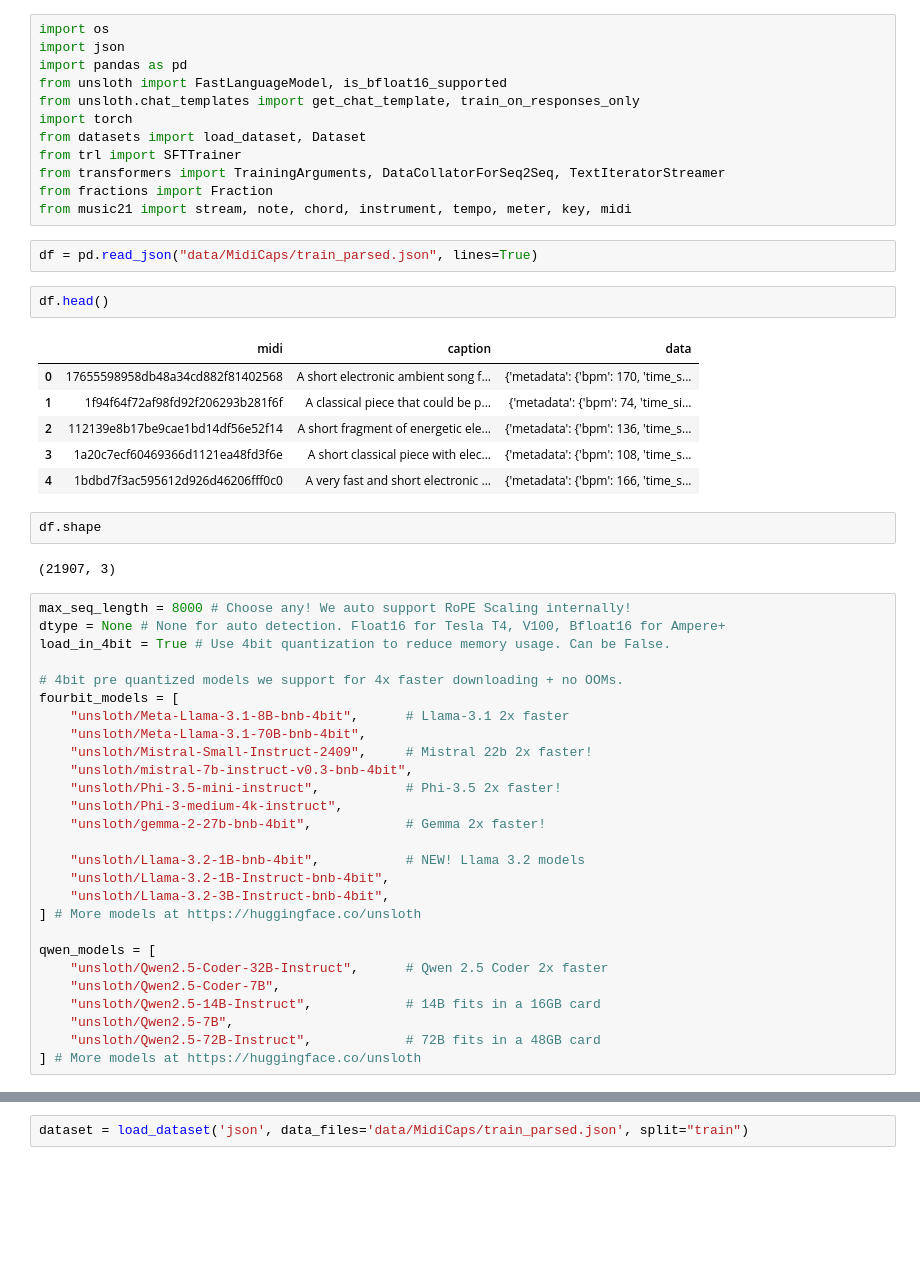
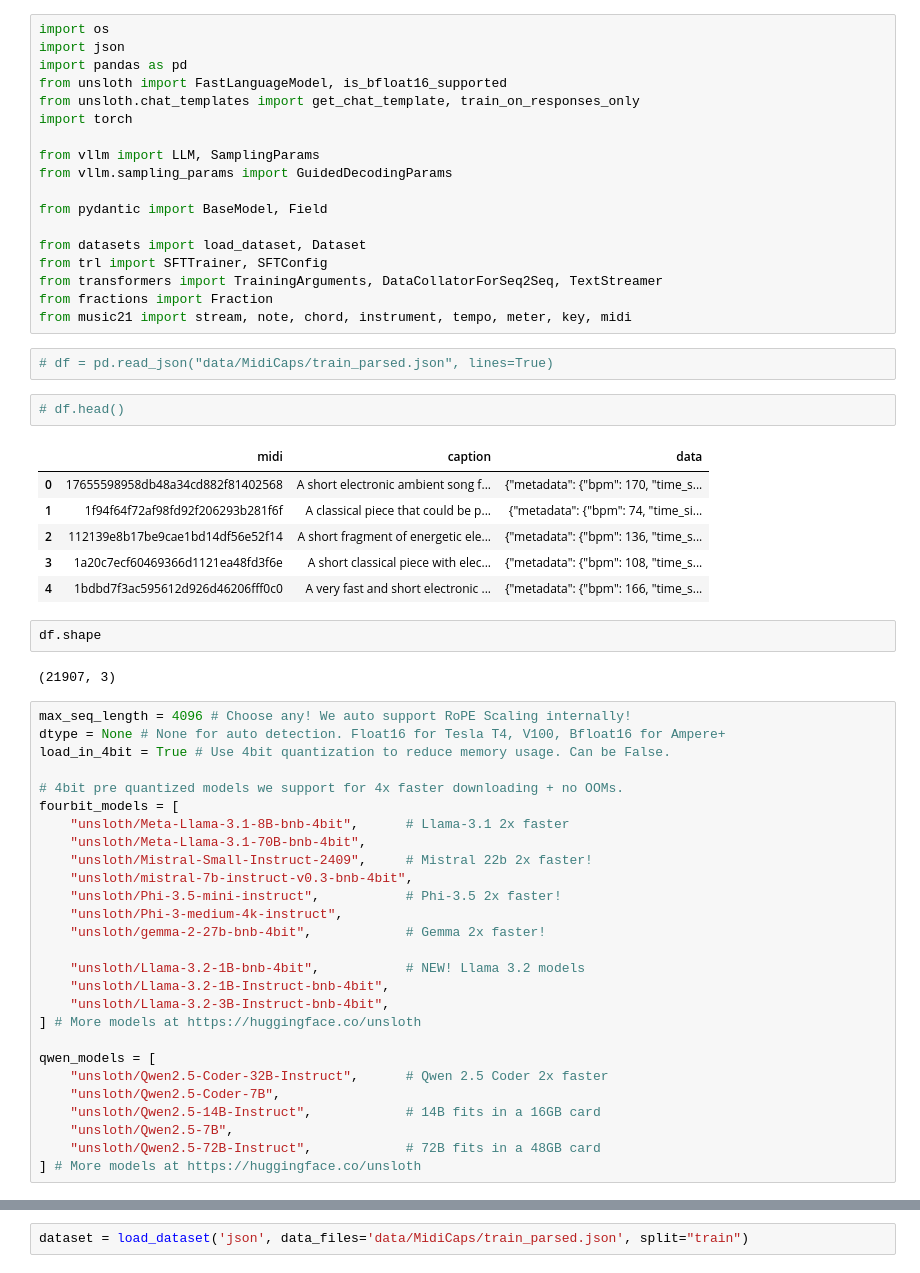
Before and after one commit to ruathudo/musiclm, a Jupyter notebook: notebooks/finetune.ipynb, the cells around one changed output, grey strips where cells are left out. Cells and saved outputs as stored; diff of their text form; blank space fills up the shorter version.

Commit message:
prepare for data scraping

```diff
--- a/notebooks/finetune.ipynb
+++ b/notebooks/finetune.ipynb
@@ -5,28 +5,34 @@ import pandas as pd
 from unsloth import FastLanguageModel, is_bfloat16_supported
 from unsloth.chat_templates import get_chat_template, train_on_responses_only
 import torch
+
+from vllm import LLM, SamplingParams
+from vllm.sampling_params import GuidedDecodingParams
+
+from pydantic import BaseModel, Field
+
 from datasets import load_dataset, Dataset
-from trl import SFTTrainer
-from transformers import TrainingArguments, DataCollatorForSeq2Seq, TextIteratorStreamer
+from trl import SFTTrainer, SFTConfig
+from transformers import TrainingArguments, DataCollatorForSeq2Seq, TextStreamer
 from fractions import Fraction
 from music21 import stream, note, chord, instrument, tempo, meter, key, midi
 # %%
-df = pd.read_json("data/MidiCaps/train_parsed.json", lines=True)
+# df = pd.read_json("data/MidiCaps/train_parsed.json", lines=True)
 # %%
-df.head()
+# df.head()
 # %% [output]
 |  | midi | caption | data |
-| 0 | 17655598958db48a34cd882f81402568 | A short electronic ambient song f... | {'metadata': {'bpm': 170, 'time_s... |
-| 1 | 1f94f64f72af98fd92f206293b281f6f | A classical piece that could be p... | {'metadata': {'bpm': 74, 'time_si... |
-| 2 | 112139e8b17be9cae1bd14df56e52f14 | A short fragment of energetic ele... | {'metadata': {'bpm': 136, 'time_s... |
-| 3 | 1a20c7ecf60469366d1121ea48fd3f6e | A short classical piece with elec... | {'metadata': {'bpm': 108, 'time_s... |
-| 4 | 1bdbd7f3ac595612d926d46206fff0c0 | A very fast and short electronic ... | {'metadata': {'bpm': 166, 'time_s... |
+| 0 | 17655598958db48a34cd882f81402568 | A short electronic ambient song f... | {"metadata": {"bpm": 170, "time_s... |
+| 1 | 1f94f64f72af98fd92f206293b281f6f | A classical piece that could be p... | {"metadata": {"bpm": 74, "time_si... |
+| 2 | 112139e8b17be9cae1bd14df56e52f14 | A short fragment of energetic ele... | {"metadata": {"bpm": 136, "time_s... |
+| 3 | 1a20c7ecf60469366d1121ea48fd3f6e | A short classical piece with elec... | {"metadata": {"bpm": 108, "time_s... |
+| 4 | 1bdbd7f3ac595612d926d46206fff0c0 | A very fast and short electronic ... | {"metadata": {"bpm": 166, "time_s... |
 # %%
 df.shape
 # %% [output]
 (21907, 3)
 # %%
-max_seq_length = 8000 # Choose any! We auto support RoPE Scaling internally!
+max_seq_length = 4096 # Choose any! We auto support RoPE Scaling internally!
 dtype = None # None for auto detection. Float16 for Tesla T4, V100, Bfloat16 for Ampere+
 load_in_4bit = True # Use 4bit quantization to reduce memory usage. Can be False.
 
```
Also changed, not shown: parts of 19 cells of this notebook, 5 other files.
